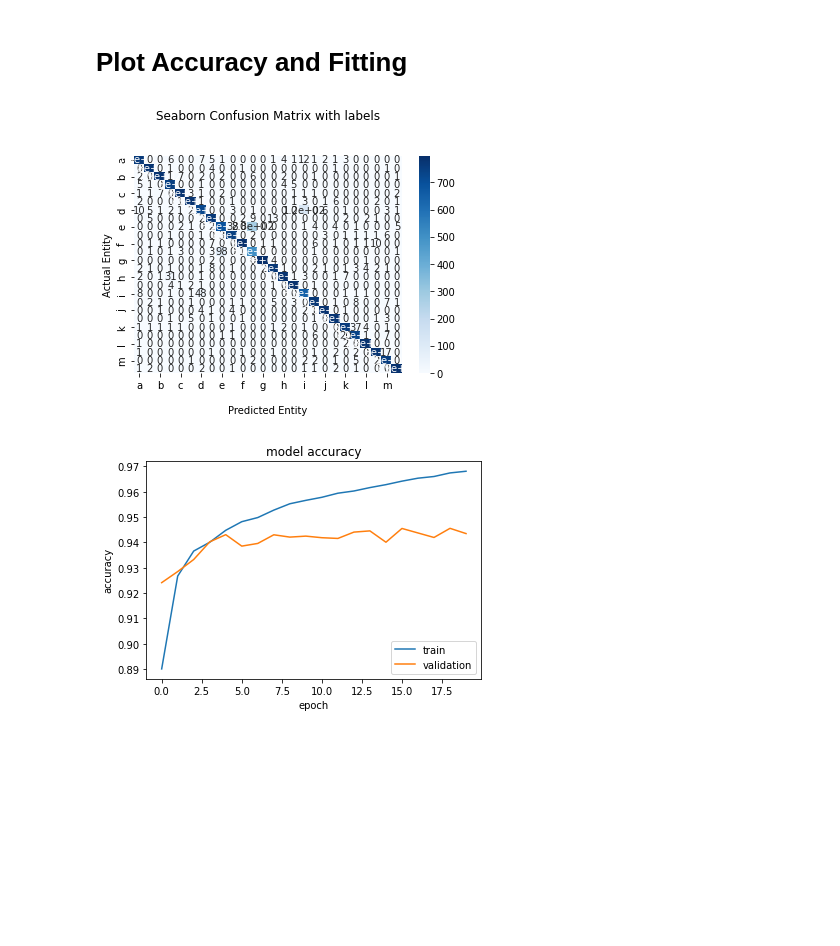
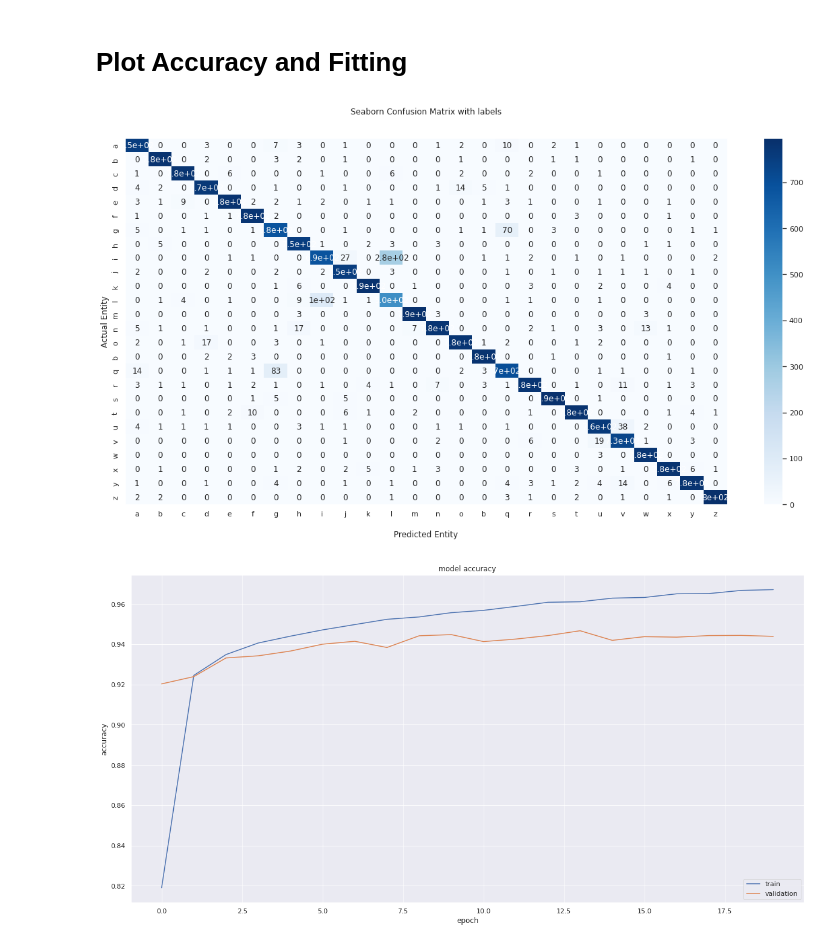
Before and after one commit to youssef893/detect-handwritten-english-letter, a Jupyter notebook: detect_handwritten_english_letter.ipynb, the cells around one changed output. Drawn from its saved outputs; the diff is of its cells as text; code cells hidden in the pictures; blank space fills up the shorter version.

```diff
--- a/detect_handwritten_english_letter.ipynb
+++ b/detect_handwritten_english_letter.ipynb
@@ -180,18 +177,18 @@ weighted avg       0.95      0.94      0.94     20800
 # %% [markdown]
 # Plot Accuracy and Fitting
 # %%
+sns.set(rc = {'figure.figsize':(20, 10)})
 ax = sns.heatmap(confusion_matrix(prediction, y_test), annot=True, cmap='Blues')
-
 ax.set_title(f'Seaborn Confusion Matrix with labels\n\n')
 ax.set_xlabel('\nPredicted Entity')
 ax.set_ylabel('Actual Entity')
 # Ticket labels - List must be in alphabetical order
 ax.xaxis.set_ticklabels(['a', 'b', 'c', 'd', 'e' ,'f' ,'g' ,'h' ,'i','j','k','l','m','n','o','b','q','r','s','t','u','v','w','x','y','z'])
 ax.yaxis.set_ticklabels(['a', 'b', 'c', 'd', 'e' ,'f' ,'g' ,'h' ,'i','j','k','l','m','n','o','b','q','r','s','t','u','v','w','x','y','z'])
 # Display the visualization of the Confusion Matrix.
 plt.show()
 # %% [output]
-[figure, old version]
+[figure, new version]
 # %%
 plt.plot(history.history['accuracy'])
 plt.plot(history.history['val_accuracy'])
@@ -201,7 +198,7 @@ plt.xlabel('epoch')
 plt.legend(['train', 'validation'], loc='lower right')
 plt.show()
 # %% [output]
-[figure, old version]
+[figure, new version]
 # %%
 plt.plot(history.history['loss'])
 plt.plot(history.history['val_loss'])
```
Also changed, not shown: parts of 6 cells of this notebook.
